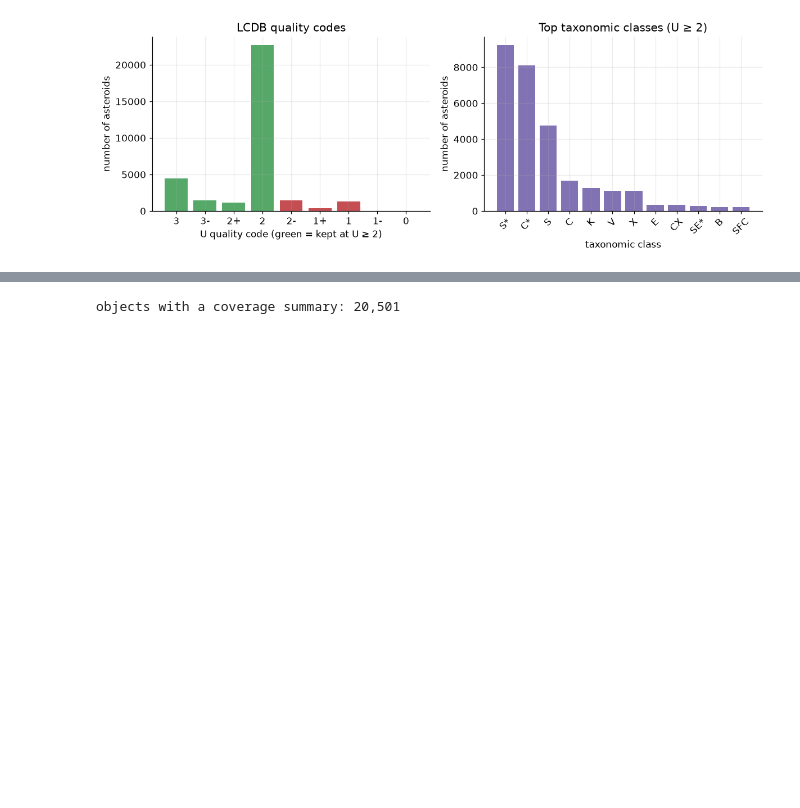
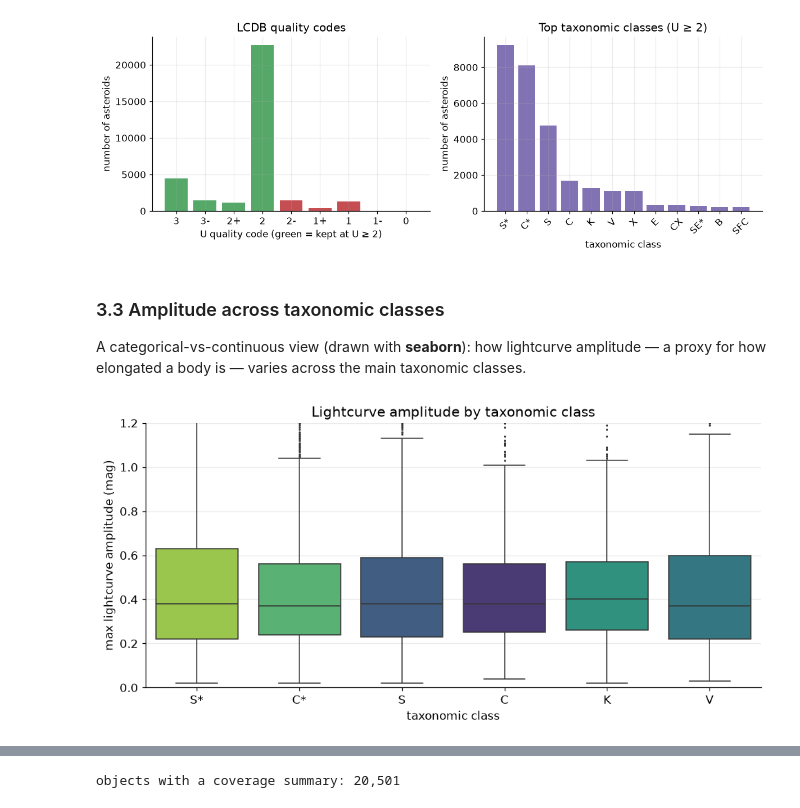
Before and after one commit to cnolan3/asteroid_lightcurve_analysis, a Jupyter notebook: asteroid_rotation_technical.ipynb, the cells around one changed output, grey strips where cells are left out. Cells and saved outputs as stored; diff of their text form; code cells hidden in the pictures; blank space fills up the shorter version.

```diff
--- a/asteroid_rotation_technical.ipynb
+++ b/asteroid_rotation_technical.ipynb
@@ -274,3 +284,25 @@ fig.savefig(FIGDIR / "labels_quality_class.png", bbox_inches="tight")
 plt.show()
 # %% [output]
 [figure]
+# %% [markdown]
+### 3.3 Amplitude across taxonomic classes
+
+A categorical-vs-continuous view (drawn with **seaborn**): how lightcurve
+amplitude — a proxy for how elongated a body is — varies across the main
+taxonomic classes.
+# %%
+top_cls = labels["class"].replace("", np.nan).dropna().value_counts().head(6).index
+sub = labels[labels["class"].isin(top_cls) & labels["amp_max"].notna()]
+
+fig, ax = plt.subplots(figsize=(9, 4.5))
+sns.boxplot(data=sub, x="class", y="amp_max", order=list(top_cls),
+            hue="class", palette="viridis", legend=False, fliersize=1, ax=ax)
+ax.set_ylim(0, 1.2)
+ax.set_xlabel("taxonomic class")
+ax.set_ylabel("max lightcurve amplitude (mag)")
+ax.set_title("Lightcurve amplitude by taxonomic class")
+fig.tight_layout()
+fig.savefig(FIGDIR / "amplitude_by_class.png", bbox_inches="tight")
+plt.show()
+# %% [output]
+[figure, added]
```
Also changed, not shown: parts of 27 cells of this notebook, 11 other files.
